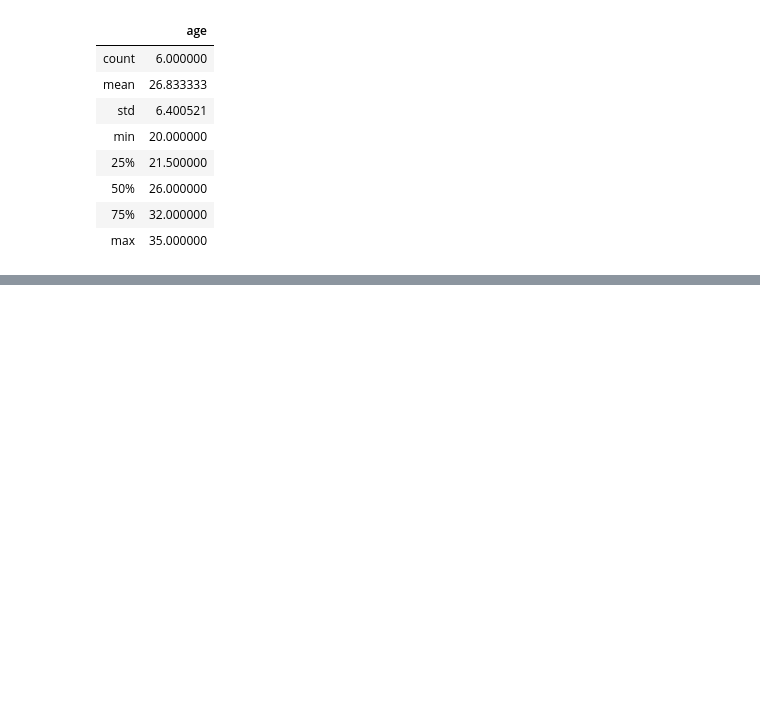
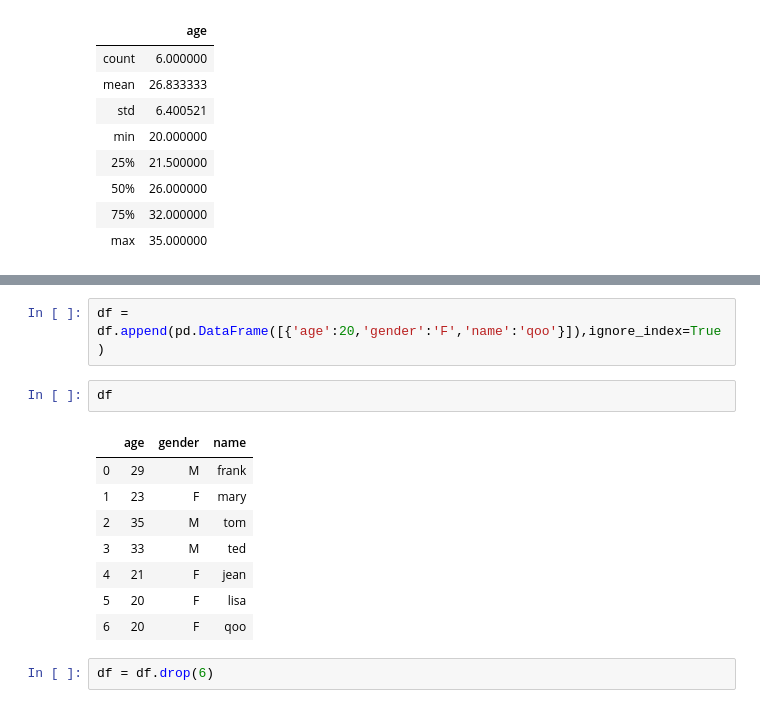
Before and after one commit to Reggielang/python-data-science, a Jupyter notebook: 补_pandas常规操作.ipynb, the cells around one changed output, grey strips where cells are left out. Cells and saved outputs as stored; diff of their text form; blank space fills up the shorter version.

```diff
--- a/补_pandas常规操作.ipynb
+++ b/补_pandas常规操作.ipynb
@@ -140,0 +347,15 @@ df.describe()
+# %%
+df = df.append(pd.DataFrame([{'age':20,'gender':'F','name':'qoo'}]),ignore_index=True)
+# %%
+df
+# %% [output]
+|  | age | gender | name |
+| 0 | 29 | M | frank |
+| 1 | 23 | F | mary |
+| 2 | 35 | M | tom |
+| 3 | 33 | M | ted |
+| 4 | 21 | F | jean |
+| 5 | 20 | F | lisa |
+| 6 | 20 | F | qoo |
+# %%
+df = df.drop(6)
```
Also changed, not shown: parts of 34 cells of this notebook.
